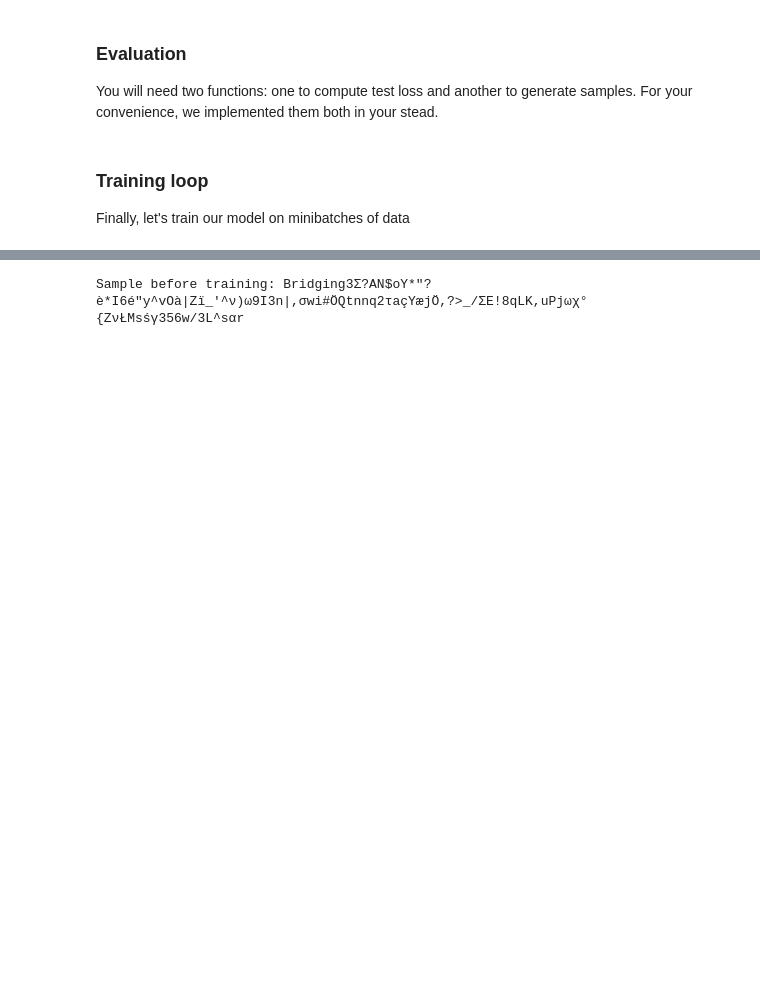
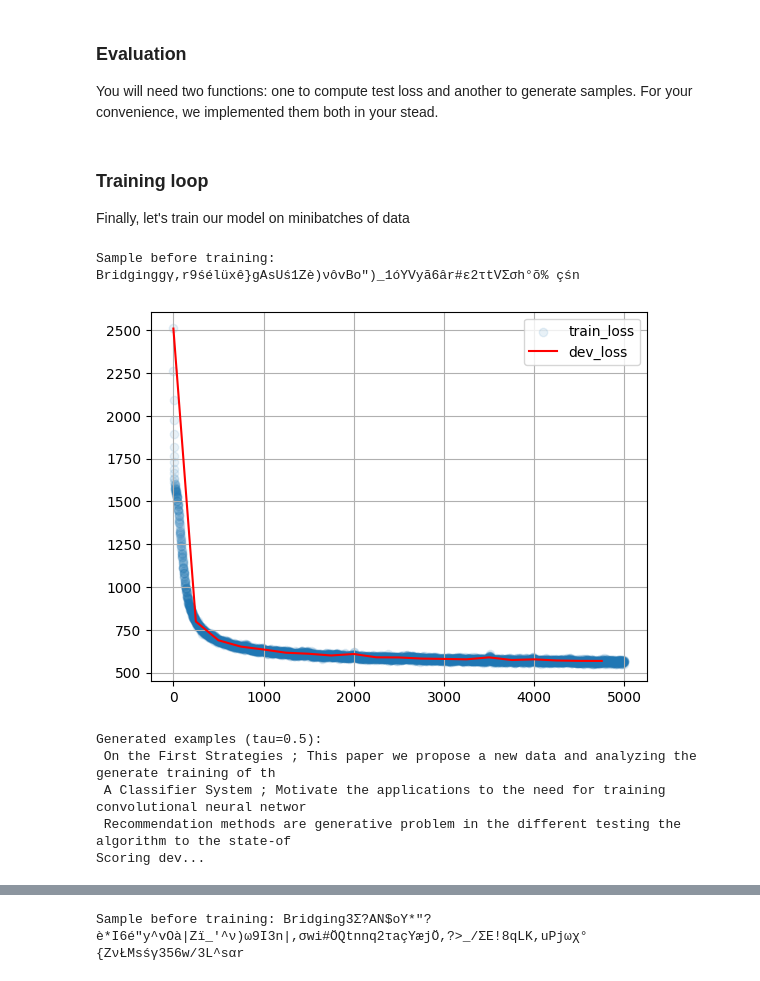
Before and after one commit to Yuko377/nlp_course, a Jupyter notebook: week03_lm/homework_pytorch.ipynb, the cells around one changed output, grey strips where cells are left out. Drawn from its saved outputs; the diff is of its cells as text; code cells hidden in the pictures; blank space fills up the shorter version.

Commit message:
fixed loss and retrained models
noticed mistake in loss computation (divided by number of non-padding tokens in batch instead of number of batches), previous results also here

```diff
--- a/week03_lm/homework_pytorch.ipynb
+++ b/week03_lm/homework_pytorch.ipynb
@@ -262,7 +262,7 @@ def compute_loss(model, input_ix):
     loss = loss_fn(log_softmax(logits), reference_answers)
 
     masked_ans = compute_mask(reference_answers)
-    return torch.sum(loss * masked_ans) / torch.sum(loss * masked_ans > 0)
+    return torch.sum(loss * masked_ans) / reference_answers.shape[0]
 
     # Your task: implement loss function as per formula above
     # your loss should only be computed on actual tokens, excluding padding
@@ -313,3 +313,58 @@ def generate(model, prefix=BOS, temperature=1.0, max_len=100):
 ### Training loop
 
 Finally, let's train our model on minibatches of data
+# %%
+from sklearn.model_selection import train_test_split
+train_lines, dev_lines = train_test_split(lines, test_size=0.25, random_state=42)
+
+batch_size = 256
+score_dev_every = 250
+train_history, dev_history = [], []
+model = FixedWindowLanguageModel().to(device)
+opt = torch.optim.Adam(model.parameters())
+
+# hint: if you ever wanted to switch to cuda, do it now.
+# score untrained model
+dev_history.append((0, score_lines(model, dev_lines, batch_size)))
+print("Sample before training:", generate(model, 'Bridging'))
+# %% [output]
+Sample before training: Bridginggγ,r9śélüxê}gAsUś1Zè)νôvBo")_1óYVyã6âr#ε2τtVΣσh°õ% çśn
+# %%
+from IPython.display import clear_output
+from random import sample
+from tqdm import trange
+
+for i in trange(len(train_history), 5000):
+    batch = to_matrix(sample(train_lines, batch_size))
+
+    # with torch.autograd.detect_anomaly():
+
+    loss_i = compute_loss(model, batch)
+
+    opt.zero_grad()
+    loss_i.backward()
+    opt.step()
+
+    train_history.append((i, loss_i.item()))
+
+    if (i + 1) % 50 == 0:
+        clear_output(True)
+        plt.scatter(*zip(*train_history), alpha=0.1, label='train_loss')
+        if len(dev_history):
+            plt.plot(*zip(*dev_history), color='red', label='dev_loss')
+        plt.legend(); plt.grid(); plt.show()
+        print("Generated examples (tau=0.5):")
+        for _ in range(3):
+            print(generate(model, temperature=0.5))
+
+    if (i + 1) % score_dev_every == 0:
+        print("Scoring dev...")
+        dev_history.append((i, score_lines(model, dev_lines, batch_size)))
+        print('#%i Dev loss: %.3f' % dev_history[-1])
+# %% [output]
+[figure, added]
+Generated examples (tau=0.5):
+ On the First Strategies ; This paper we propose a new data and analyzing the generate training of th
+ A Classifier System ; Motivate the applications to the need for training convolutional neural networ
+ Recommendation methods are generative problem in the different testing the algorithm to the state-of
+Scoring dev...
```
Also changed, not shown: parts of 19 cells of this notebook.
